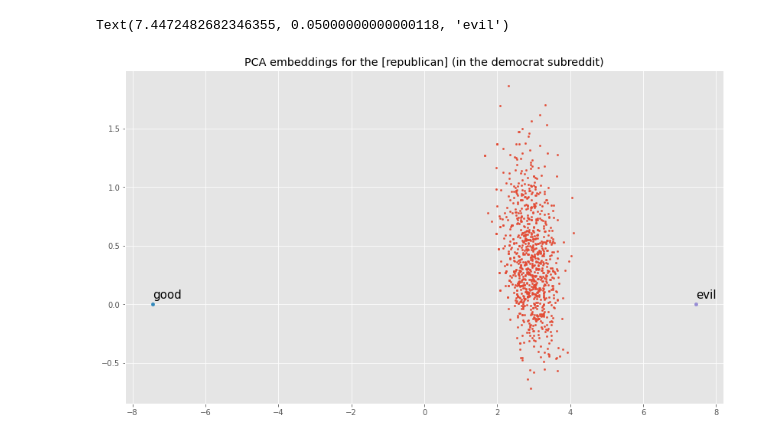
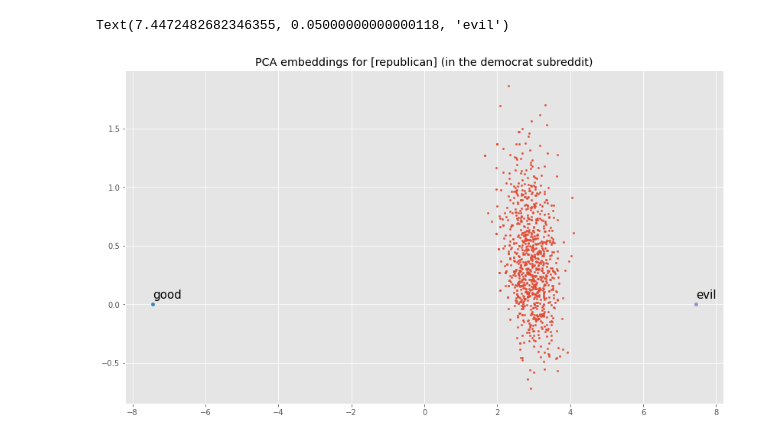
Before and after one commit to milselarch/02-137DH, a Jupyter notebook: notebooks/tsne_test.ipynb, the cells around one changed output. Saved outputs shown, nothing was run; the diff lists cells and outputs as text; code cells hidden in the pictures.

```diff
--- a/notebooks/tsne_test.ipynb
+++ b/notebooks/tsne_test.ipynb
@@ -54,7 +76,7 @@ x, y = pca_result[:, 0], pca_result[:, 1]
 print('PCA done! Time elapsed: {} seconds'.format(time.time()-time_start))
 plt.style.use('ggplot')
 plt.figure(figsize=(14,8))
-plt.title('PCA embeddings for the [republican] (in the democrat subreddit)')
+plt.title('PCA embeddings for [republican] (in the democrat subreddit)')
 plt.scatter(x, y, s=5)
 
 plt.scatter(good_pca[0, 0], good_pca[0, 1], s=20)
@@ -70,5 +92,5 @@ PCA done! Time elapsed: 0.0020737648010253906 seconds
 Text(7.4472482682346355, 0.05000000000000118, 'evil')
-[figure, old version]
+[figure, new version]
 # %%
 data = np.load('../extractions/d-republican.npy', allow_pickle=True)[()]
 print(data.keys())
```
Also changed, not shown: parts of 3 cells of this notebook, 4 other files.
